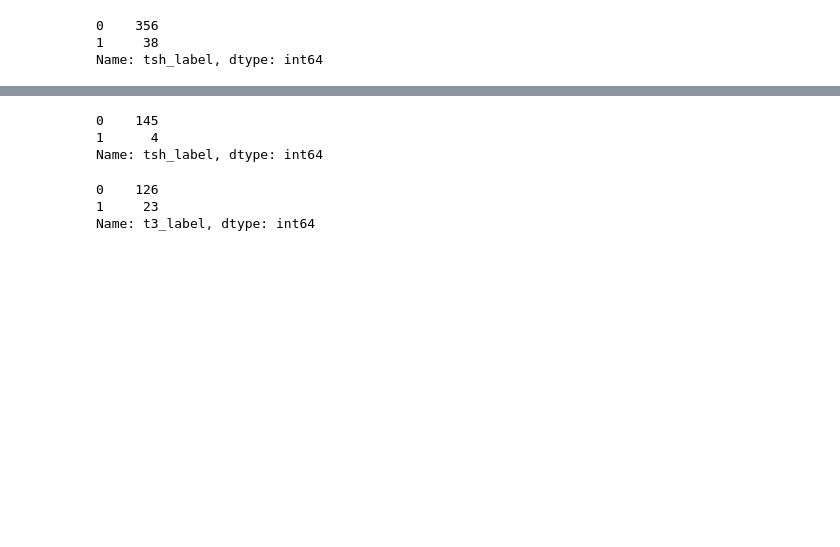
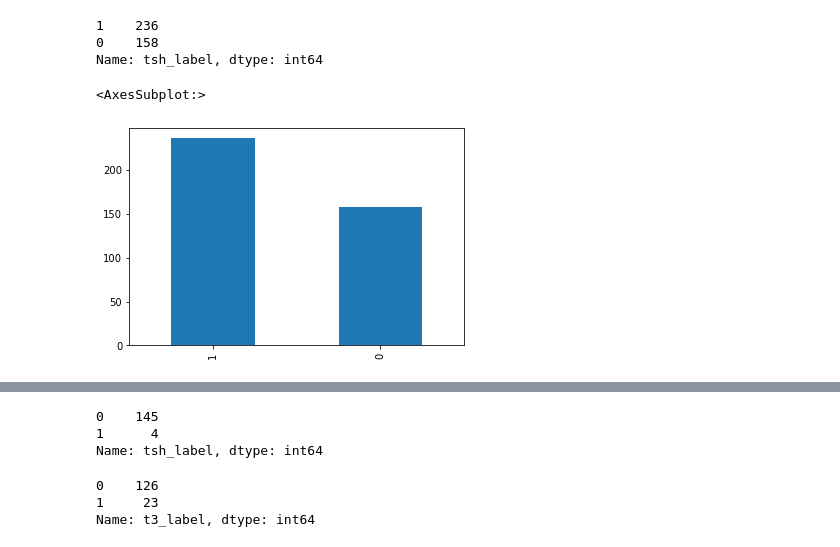
Before and after one commit to heye0507/sz_audio, a Jupyter notebook: 01b_split_label_regoin.ipynb, the cells around one changed output, grey strips where cells are left out. Cells and saved outputs as stored; diff of their text form; code cells hidden in the pictures; blank space fills up the shorter version.

```diff
--- a/01b_split_label_regoin.ipynb
+++ b/01b_split_label_regoin.ipynb
@@ -18,12 +18,19 @@ df_train.head()
 | 2 | train_0200.wav | 524215/Ausculation_Report_Eko_Rec... | 524215 | 叶思思 | Ye, Sisi | 1=男 | 1=汉族 | 温州 | 35 | 164.0 | ... |
 | 3 | train_0201.wav | 524215/Ausculation_Report_Eko_Rec... | 524215 | 叶思思 | Ye, Sisi | 1=男 | 1=汉族 | 温州 | 35 | 164.0 | ... |
 | 4 | train_0159.wav | 615897/Ausculation_Report_Eko_Rec... | 615897 | 叶晓霞 | Ye,Xiaoxia | 2=女 | 1=汉族 | 永嘉 | 69 | 156.0 | ... |
+# %%
+s_tsh, s_t3, s_t4 = 1.5, 4.5, 11
 # %%
-df_train['tsh_label'] = df_train['tsh'].apply(lambda o: 1 if o < 0.27 else 0)
+df_train['tsh_label'] = df_train['tsh'].apply(lambda o: 1 if o < s_tsh else 0)
 # %%
-df_train['tsh_label'].value_counts() # less than 0.27 confirm
+df_train['tsh_label'].value_counts() # less than s_tsh confirm
 # %% [output]
-0    356
-1     38
+1    236
+0    158
 Name: tsh_label, dtype: int64
+# %%
+df_train['tsh_label'].value_counts().plot(kind='bar')
+# %% [output]
+<AxesSubplot:>
+[figure, added]
 # %%
```
Also changed, not shown: parts of 10 cells of this notebook, 2 other files.
